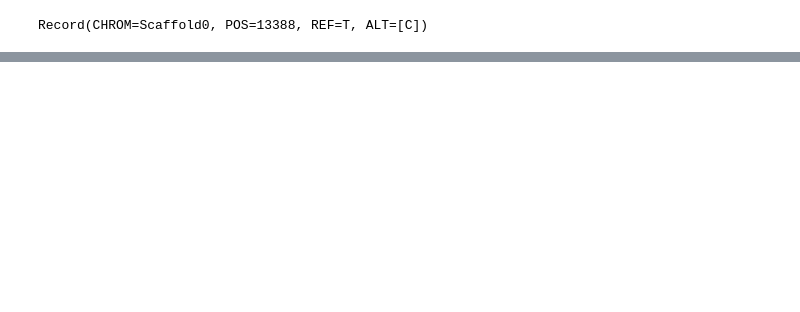
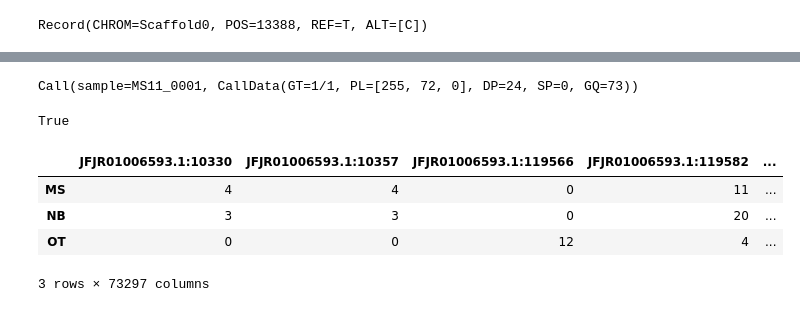
Before and after one commit to xguse/ipy_notebooks, a Jupyter notebook: YALE/ddrad58/2015-07-28__gINLAnd_input_prep.ipynb, the cells around one changed output, grey strips where cells are left out. Drawn from its saved outputs; the diff is of its cells as text; code cells hidden in the pictures; blank space fills up the shorter version.

```diff
--- a/YALE/ddrad58/2015-07-28__gINLAnd_input_prep.ipynb
+++ b/YALE/ddrad58/2015-07-28__gINLAnd_input_prep.ipynb
@@ -27,0 +47,5 @@ environmental_data_path = ginland_dir + "/environmental_data"
+# %%
+# helper functions
+
+def nested_defaultdict():
+    return defaultdict(nested_defaultdict)
@@ -37,0 +92,9 @@ True
+# %%
+s = r.samples[0]
+s
+# %% [output]
+Call(sample=MS11_0001, CallData(GT=1/1, PL=[255, 72, 0], DP=24, SP=0, GQ=73))
+# %%
+s.called
+# %% [output]
+True
@@ -37,0 +175,10 @@ True
+# %%
+allele_count,sample_sizes = vcf_to_allele_count_and_sample_sizes(vcf_path=vcf_path)
+# %%
+allele_count.head()
+# %% [output]
+|  | JFJR01006593.1:10330 | JFJR01006593.1:10357 | JFJR01006593.1:119566 | JFJR01006593.1:119582 | ... |
+| MS | 4 | 4 | 0 | 11 | ... |
+| NB | 3 | 3 | 0 | 20 | ... |
+| OT | 0 | 0 | 12 | 4 | ... |
+3 rows × 73297 columns
```
Also changed, not shown: parts of 23 cells of this notebook, 8 other files.
